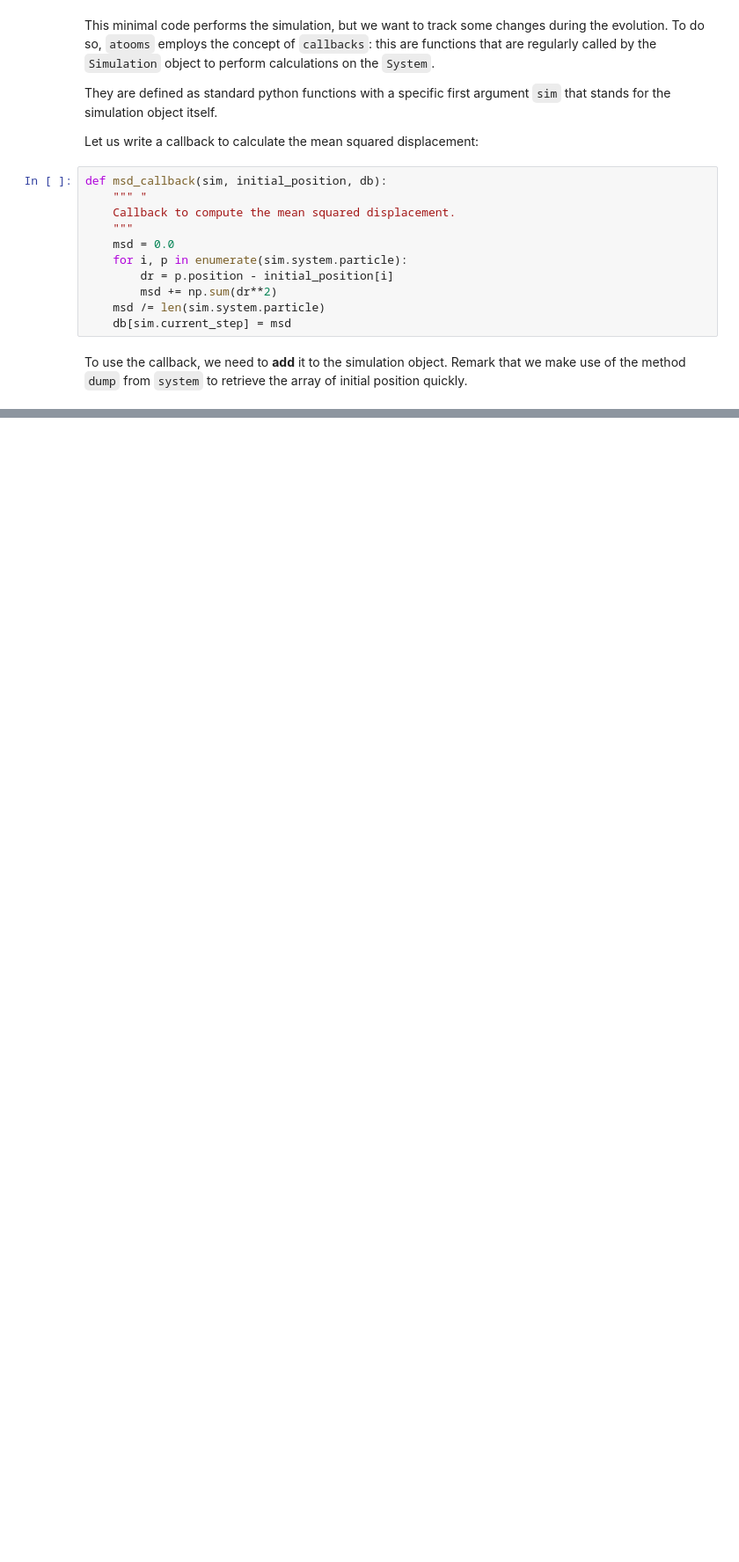
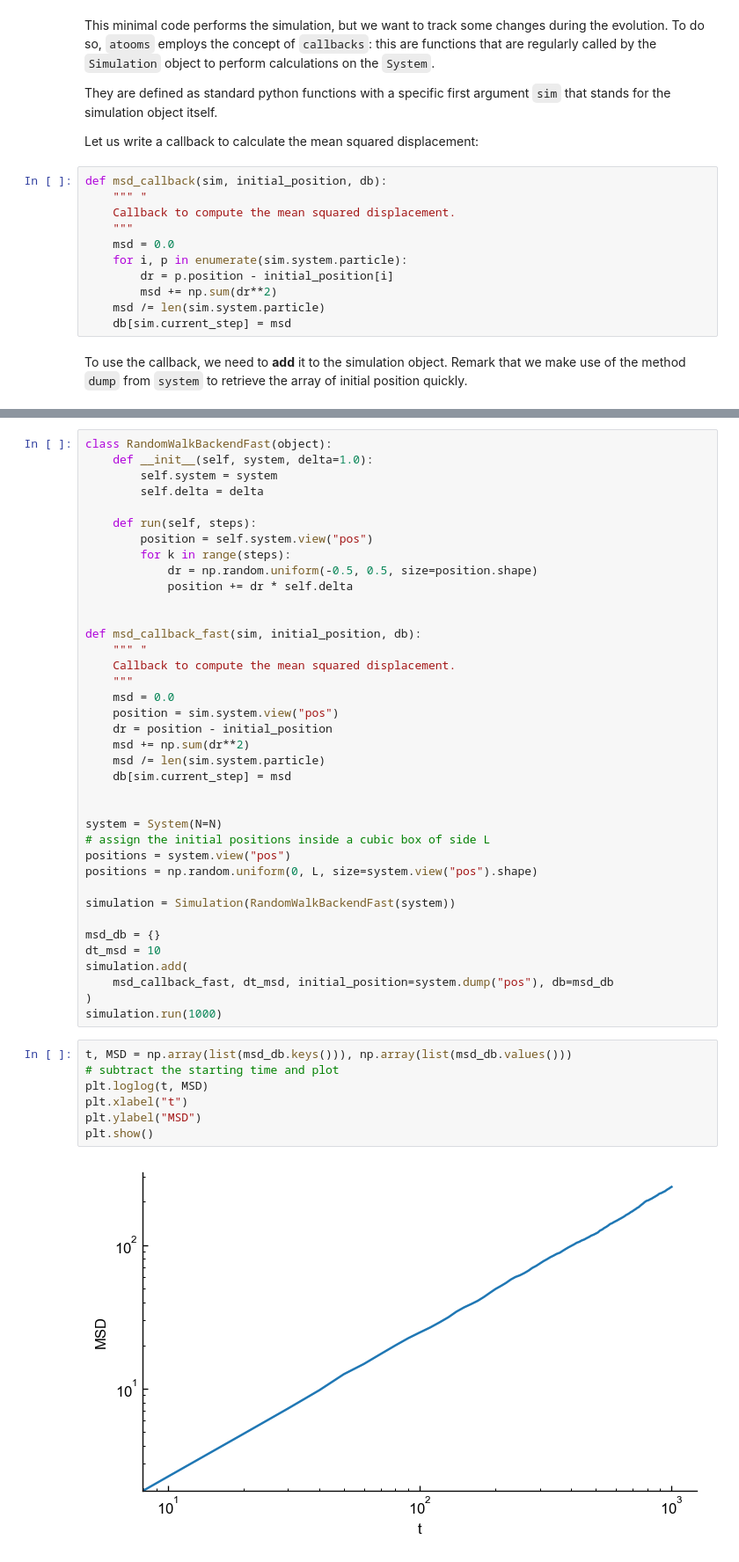
Before and after one commit to FTurci/mirror-handbook-particle-sim, a Jupyter notebook: contents/rw-code.ipynb, the cells around one changed output, grey strips where cells are left out. Shown: that part at 88% size. Saved outputs shown, nothing was run; the diff lists cells and outputs as text; blank space fills up the shorter version.

```diff
--- a/contents/rw-code.ipynb
+++ b/contents/rw-code.ipynb
@@ -370,0 +379,47 @@ plt.show()
+# %%
+class RandomWalkBackendFast(object):
+    def __init__(self, system, delta=1.0):
+        self.system = system
+        self.delta = delta
+
+    def run(self, steps):
+        position = self.system.view("pos")
+        for k in range(steps):
+            dr = np.random.uniform(-0.5, 0.5, size=position.shape)
+            position += dr * self.delta
+
+
+def msd_callback_fast(sim, initial_position, db):
+    """ "
+    Callback to compute the mean squared displacement.
+    """
+    msd = 0.0
+    position = sim.system.view("pos")
+    dr = position - initial_position
+    msd += np.sum(dr**2)
+    msd /= len(sim.system.particle)
+    db[sim.current_step] = msd
+
+
+system = System(N=N)
+# assign the initial positions inside a cubic box of side L
+positions = system.view("pos")
+positions = np.random.uniform(0, L, size=system.view("pos").shape)
+
+simulation = Simulation(RandomWalkBackendFast(system))
+
+msd_db = {}
+dt_msd = 10
+simulation.add(
+    msd_callback_fast, dt_msd, initial_position=system.dump("pos"), db=msd_db
+)
+simulation.run(1000)
+# %%
+t, MSD = np.array(list(msd_db.keys())), np.array(list(msd_db.values()))
+# subtract the starting time and plot
+plt.loglog(t, MSD)
+plt.xlabel("t")
+plt.ylabel("MSD")
+plt.show()
+# %% [output]
+[figure, added]
```
Also changed, not shown: parts of 3 cells of this notebook.
